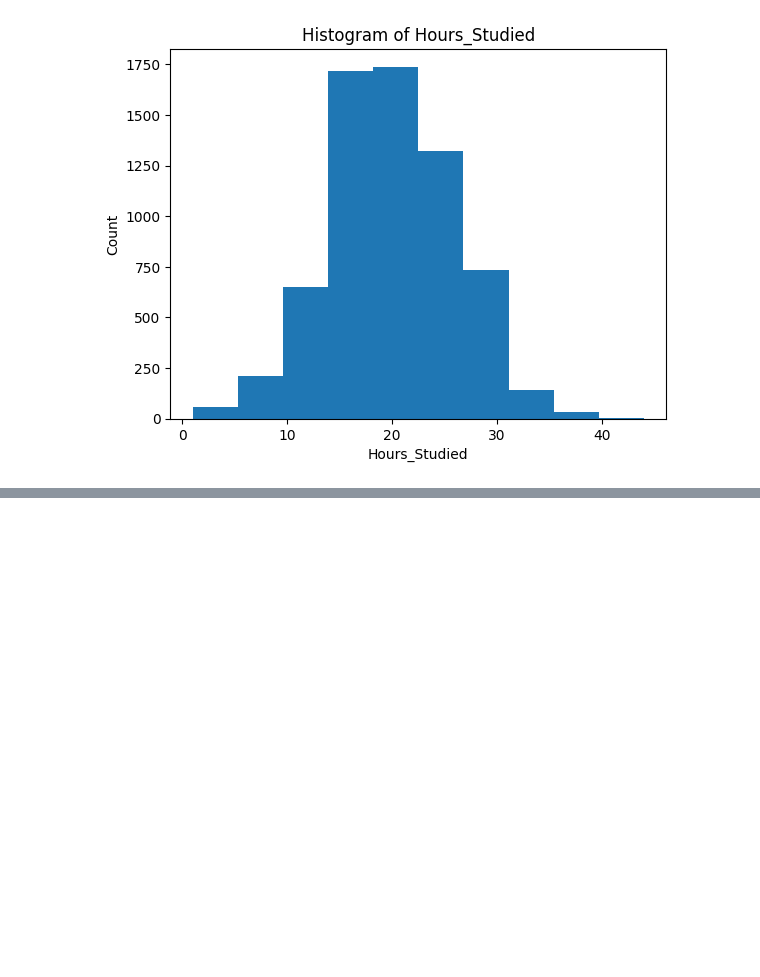
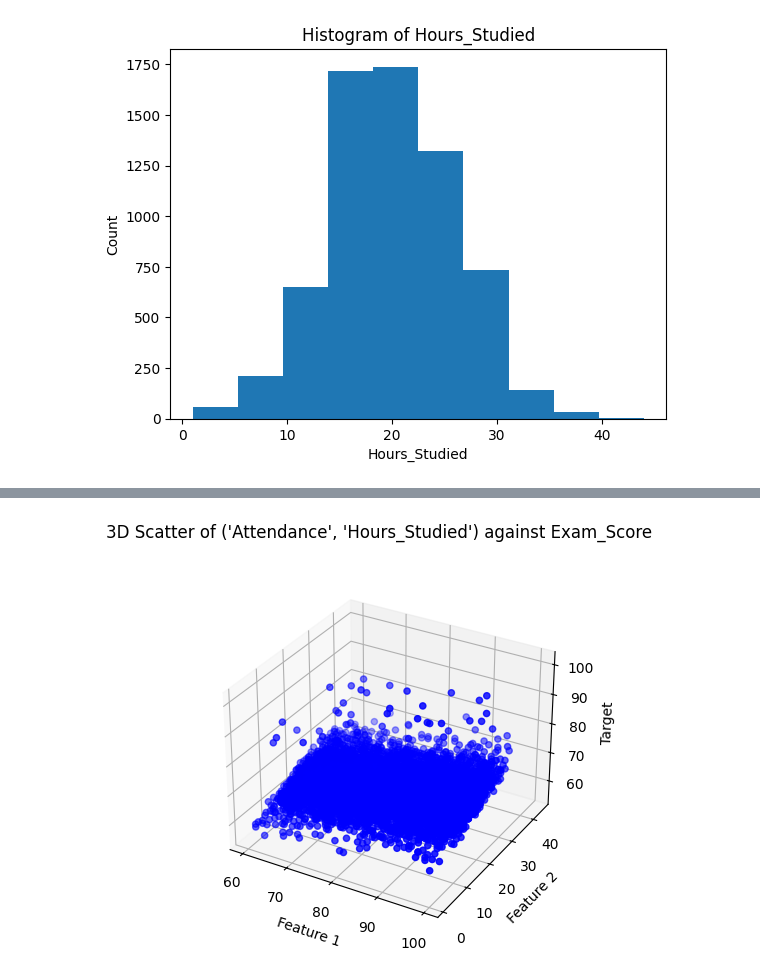
Before and after one commit to TempeHS/2025SE-MaxH-Task2, a Jupyter notebook: 1.Model_Development/1.1.Data_Wrangling/1.1.1.data_preview.ipynb, the cells around one changed output, grey strips where cells are left out. Saved outputs shown, nothing was run; the diff lists cells and outputs as text; code cells hidden in the pictures; blank space fills up the shorter version.

```diff
--- a/1.Model_Development/1.1.Data_Wrangling/1.1.1.data_preview.ipynb
+++ b/1.Model_Development/1.1.Data_Wrangling/1.1.1.data_preview.ipynb
@@ -76,0 +118,23 @@ plt.show()
+# %%
+# 3D Scatter plot 3 columns to see the relationship
+
+x_plot = ['Attendance', 'Hours_Studied']
+
+fig = plt.figure()
+plt.suptitle(f"3D Scatter of {*x_plot,} against {data_frame['Exam_Score'].name}")
+ax = fig.add_subplot(111, projection='3d')
+
+ax.scatter(data_frame[x_plot[0]], data_frame[x_plot[1]], data_frame['Exam_Score'], color='blue')
+
+x1_range = np.linspace(data_frame[x_plot[0]].min(), data_frame[x_plot[0]].max())
+x2_range = np.linspace(data_frame[x_plot[1]].min(), data_frame[x_plot[1]].max())
+X1_grid, X2_grid = np.meshgrid(x1_range, x2_range)
+
+
+ax.set_xlabel('Feature 1')
+ax.set_ylabel('Feature 2')
+ax.set_zlabel('Target')
+
+plt.show()
+# %% [output]
+[figure, added]
```
Also changed, not shown: parts of 3 cells of this notebook, 3 other files.
